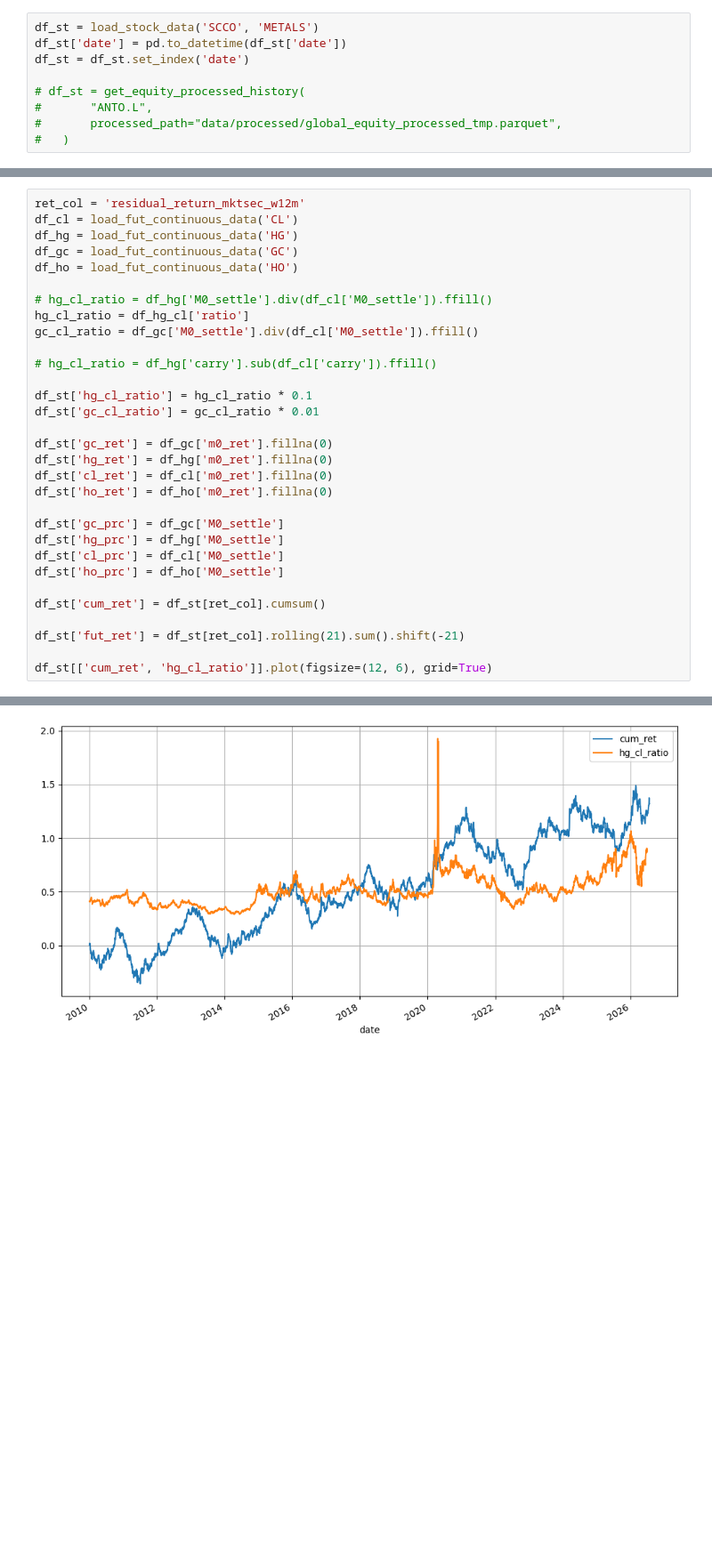
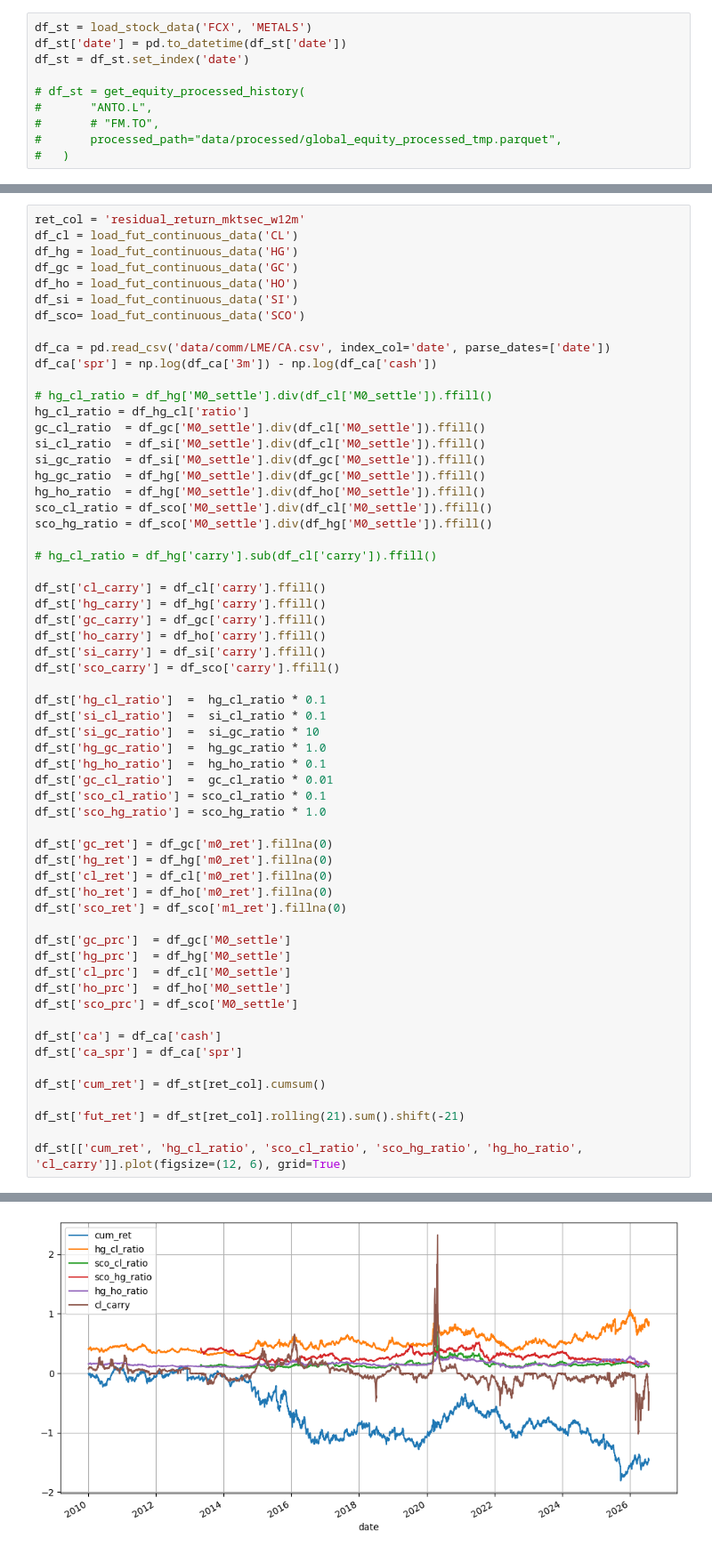
Before and after one commit to chenxu0602/comm-ls, a Jupyter notebook: notebooks/backtest_mt.ipynb, the cells around one changed output, grey strips where cells are left out. Shown at 89% size. Drawn from its saved outputs; the diff is of its cells as text; blank space fills up the shorter version.

```diff
--- a/notebooks/backtest_mt.ipynb
+++ b/notebooks/backtest_mt.ipynb
@@ -770,10 +903,11 @@ df_copper_copx_net.to_csv(
 # %%
-df_st = load_stock_data('SCCO', 'METALS')
+df_st = load_stock_data('FCX', 'METALS')
 df_st['date'] = pd.to_datetime(df_st['date'])
 df_st = df_st.set_index('date')
 
 # df_st = get_equity_processed_history(
 #       "ANTO.L",
+#       # "FM.TO",
 #       processed_path="data/processed/global_equity_processed_tmp.parquet",
 #   )
 # %%
@@ -896,35 +979,64 @@ df_hg_cl.tail(50)
 # %%
 ret_col = 'residual_return_mktsec_w12m'
 df_cl = load_fut_continuous_data('CL')
 df_hg = load_fut_continuous_data('HG')
 df_gc = load_fut_continuous_data('GC')
 df_ho = load_fut_continuous_data('HO')
+df_si = load_fut_continuous_data('SI')
+df_sco= load_fut_continuous_data('SCO')
+
+df_ca = pd.read_csv('data/comm/LME/CA.csv', index_col='date', parse_dates=['date'])
+df_ca['spr'] = np.log(df_ca['3m']) - np.log(df_ca['cash'])
 
 # hg_cl_ratio = df_hg['M0_settle'].div(df_cl['M0_settle']).ffill()
 hg_cl_ratio = df_hg_cl['ratio']
-gc_cl_ratio = df_gc['M0_settle'].div(df_cl['M0_settle']).ffill()
+gc_cl_ratio  = df_gc['M0_settle'].div(df_cl['M0_settle']).ffill()
+si_cl_ratio  = df_si['M0_settle'].div(df_cl['M0_settle']).ffill()
+si_gc_ratio  = df_si['M0_settle'].div(df_gc['M0_settle']).ffill()
+hg_gc_ratio  = df_hg['M0_settle'].div(df_gc['M0_settle']).ffill()
+hg_ho_ratio  = df_hg['M0_settle'].div(df_ho['M0_settle']).ffill()
+sco_cl_ratio = df_sco['M0_settle'].div(df_cl['M0_settle']).ffill()
+sco_hg_ratio = df_sco['M0_settle'].div(df_hg['M0_settle']).ffill()
 
 # hg_cl_ratio = df_hg['carry'].sub(df_cl['carry']).ffill()
 
-df_st['hg_cl_ratio'] = hg_cl_ratio * 0.1
-df_st['gc_cl_ratio'] = gc_cl_ratio * 0.01
+df_st['cl_carry'] = df_cl['carry'].ffill()
+df_st['hg_carry'] = df_hg['carry'].ffill()
+df_st['gc_carry'] = df_gc['carry'].ffill()
+df_st['ho_carry'] = df_ho['carry'].ffill()
+df_st['si_carry'] = df_si['carry'].ffill()
+df_st['sco_carry'] = df_sco['carry'].ffill()
+
+df_st['hg_cl_ratio']  =  hg_cl_ratio * 0.1
+df_st['si_cl_ratio']  =  si_cl_ratio * 0.1
+df_st['si_gc_ratio']  =  si_gc_ratio * 10
+df_st['hg_gc_ratio']  =  hg_gc_ratio * 1.0
+df_st['hg_ho_ratio']  =  hg_ho_ratio * 0.1
+df_st['gc_cl_ratio']  =  gc_cl_ratio * 0.01
+df_st['sco_cl_ratio'] = sco_cl_ratio * 0.1
+df_st['sco_hg_ratio'] = sco_hg_ratio * 1.0
 
 df_st['gc_ret'] = df_gc['m0_ret'].fillna(0)
 df_st['hg_ret'] = df_hg['m0_ret'].fillna(0)
 df_st['cl_ret'] = df_cl['m0_ret'].fillna(0)
 df_st['ho_ret'] = df_ho['m0_ret'].fillna(0)
+df_st['sco_ret'] = df_sco['m1_ret'].fillna(0)
 
-df_st['gc_prc'] = df_gc['M0_settle']
-df_st['hg_prc'] = df_hg['M0_settle']
-df_st['cl_prc'] = df_cl['M0_settle']
-df_st['ho_prc'] = df_ho['M0_settle']
+df_st['gc_prc']  = df_gc['M0_settle']
+df_st['hg_prc']  = df_hg['M0_settle']
+df_st['cl_prc']  = df_cl['M0_settle']
+df_st['ho_prc']  = df_ho['M0_settle']
+df_st['sco_prc'] = df_sco['M0_settle']
+
+df_st['ca'] = df_ca['cash']
+df_st['ca_spr'] = df_ca['spr']
 
 df_st['cum_ret'] = df_st[ret_col].cumsum()
 
 df_st['fut_ret'] = df_st[ret_col].rolling(21).sum().shift(-21)
 
-df_st[['cum_ret', 'hg_cl_ratio']].plot(figsize=(12, 6), grid=True)
+df_st[['cum_ret', 'hg_cl_ratio', 'sco_cl_ratio', 'sco_hg_ratio', 'hg_ho_ratio', 'cl_carry']].plot(figsize=(12, 6), grid=True)
 # %% [output]
 <Axes: xlabel='date'>
-[figure, old version]
+[figure, new version]
 # %%
```
Also changed, not shown: parts of 13 cells of this notebook, 14 other files.
